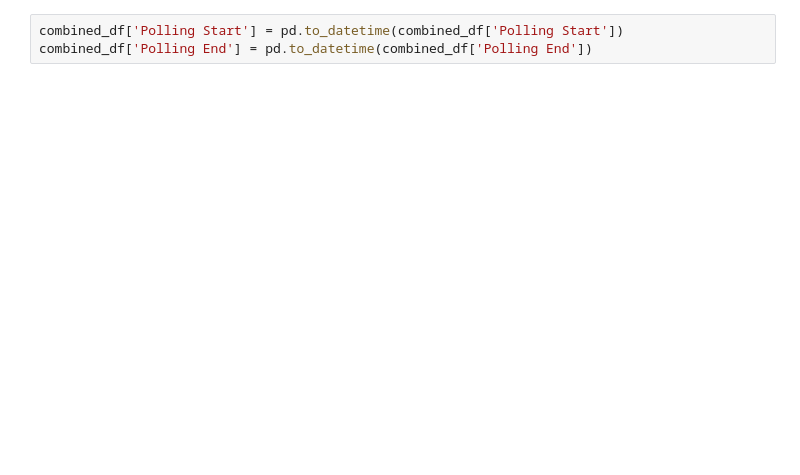
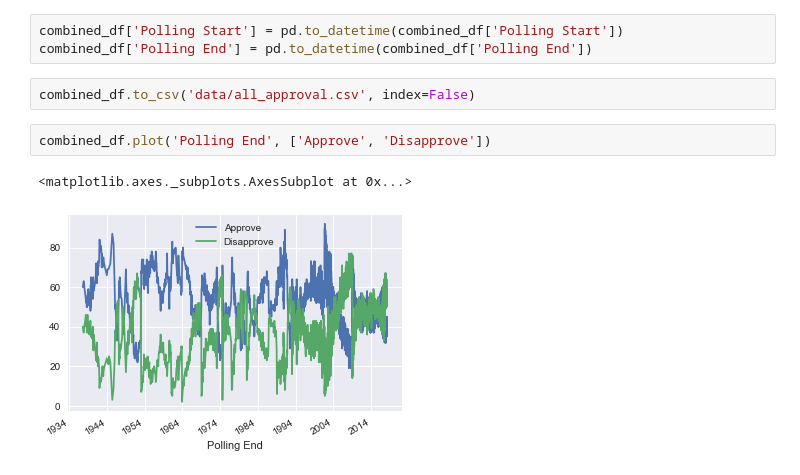
Before and after one commit to ratulesrar3/sotu-approval-analysis, a Jupyter notebook: apporval_analysis.ipynb, the cells around one changed output. Saved outputs shown, nothing was run; the diff lists cells and outputs as text; blank space fills up the shorter version.

Commit message:
updating approval to join

```diff
--- a/apporval_analysis.ipynb
+++ b/apporval_analysis.ipynb
@@ -40,3 +43,10 @@ combined_df.head()
 # %%
 combined_df['Polling Start'] = pd.to_datetime(combined_df['Polling Start'])
 combined_df['Polling End'] = pd.to_datetime(combined_df['Polling End'])
+# %%
+combined_df.to_csv('data/all_approval.csv', index=False)
+# %%
+combined_df.plot('Polling End', ['Approve', 'Disapprove'])
+# %% [output]
+<matplotlib.axes._subplots.AxesSubplot at 0x...>
+[figure, added]
```
Also changed, not shown: parts of 3 cells of this notebook, 1 other file.
